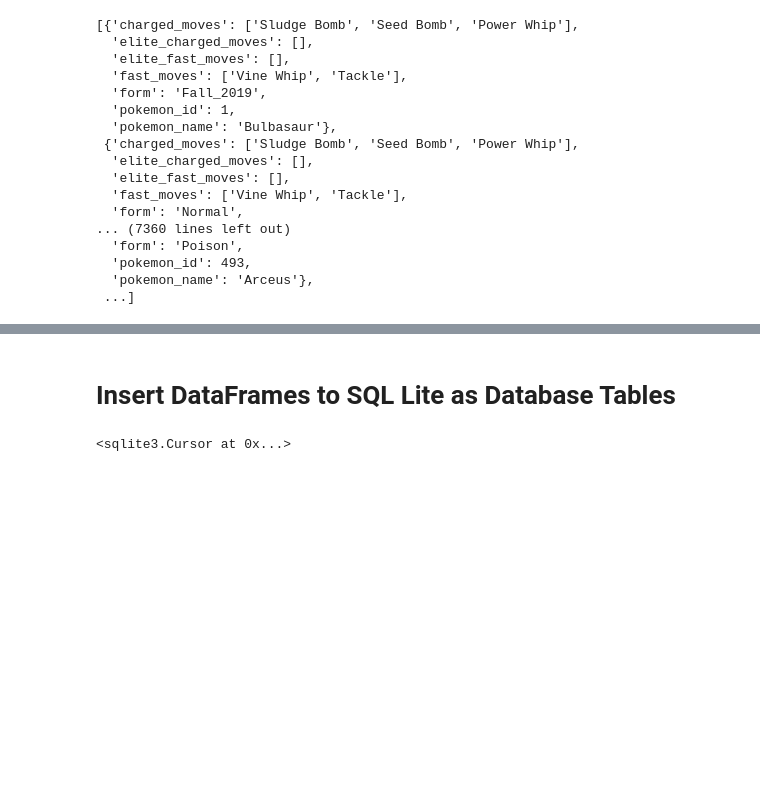
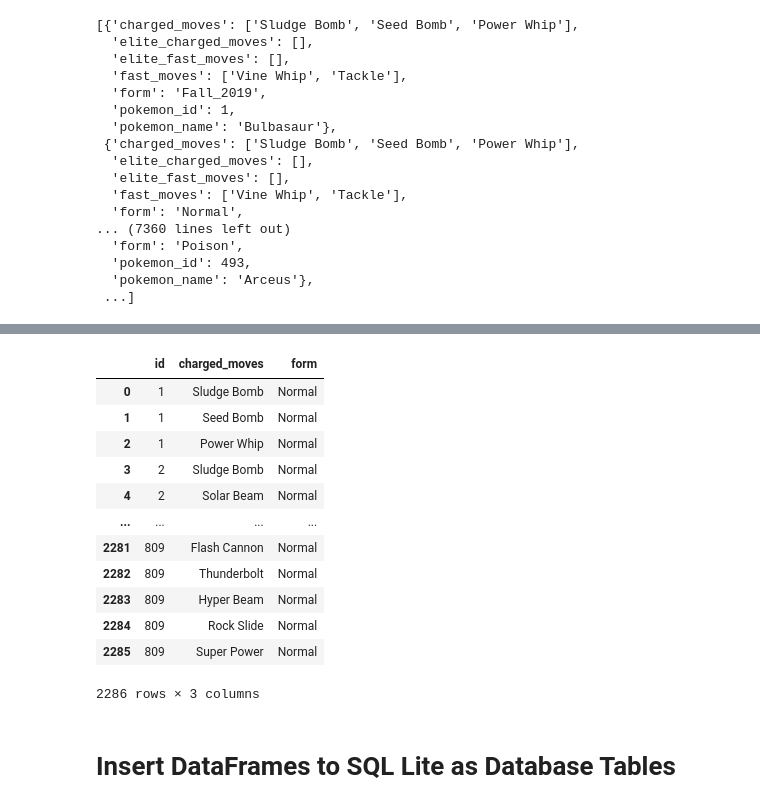
Before and after one commit to tiffanyharris711/gotta-cache-em-all, a Jupyter notebook: Combined/Analysis/Analysis.ipynb, the cells around one changed output, grey strips where cells are left out. Saved outputs shown, nothing was run; the diff lists cells and outputs as text; code cells hidden in the pictures; blank space fills up the shorter version.

```diff
--- a/Analysis/Analysis.ipynb
+++ b/Combined/Analysis/Analysis.ipynb
@@ -310,3 +398,22 @@ charged_moves_list[0][0]
+# %%
+df_charged_moves['charged_moves'] = df_charged_moves['charged_moves'].replace("\'", "", regex=True)
+df_charged_moves['charged_moves'] = df_charged_moves['charged_moves'].replace(r'^\s*$', regex=True)
+df_charged_moves['charged_moves'] = df_charged_moves['charged_moves'].astype(str).str.strip('[]')
+df_charged_moves.drop_duplicates().reset_index().drop(columns=['index'])
+# %% [output]
+|  | id | charged_moves | form |
+| 0 | 1 | Sludge Bomb | Normal |
+| 1 | 1 | Seed Bomb | Normal |
+| 2 | 1 | Power Whip | Normal |
+| 3 | 2 | Sludge Bomb | Normal |
+| 4 | 2 | Solar Beam | Normal |
+| ... | ... | ... | ... |
+| 2281 | 809 | Flash Cannon | Normal |
+| 2282 | 809 | Thunderbolt | Normal |
+| 2283 | 809 | Hyper Beam | Normal |
+| 2284 | 809 | Rock Slide | Normal |
+| 2285 | 809 | Super Power | Normal |
+2286 rows × 3 columns
 # %% [markdown]
 # Insert DataFrames to SQL Lite as Database Tables
 # %%
@@ -314,12 +421,16 @@ conn = sqlite3.connect('pokemonGo.sqlite')
 # %%
 c = conn.cursor()
 # %%
-c.execute('DROP TABLE pokemon_names')
-c.execute('DROP TABLE pokemon_forms')
-c.execute('DROP TABLE pokemon_types')
-c.execute('DROP TABLE pokemon_base_stats')
+try:
+    c.execute('DROP TABLE pokemon_names')
+    c.execute('DROP TABLE pokemon_forms')
+    c.execute('DROP TABLE pokemon_types')
+    c.execute('DROP TABLE pokemon_base_stats')
+    c.execute('DROP TABLE pokemon_fast_moves')
+    c.execute('DROP TABLE pokemon_charged_moves')
+    c.execute('DROP TABLE pokemon_fast_move_stats')
+except:
+    pass
-# %% [output]
-<sqlite3.Cursor at 0x...>
 # %%
 try:
     #create db table to hold pokemon id and names
```
Also changed, not shown: parts of 15 cells of this notebook, 56 other files.
